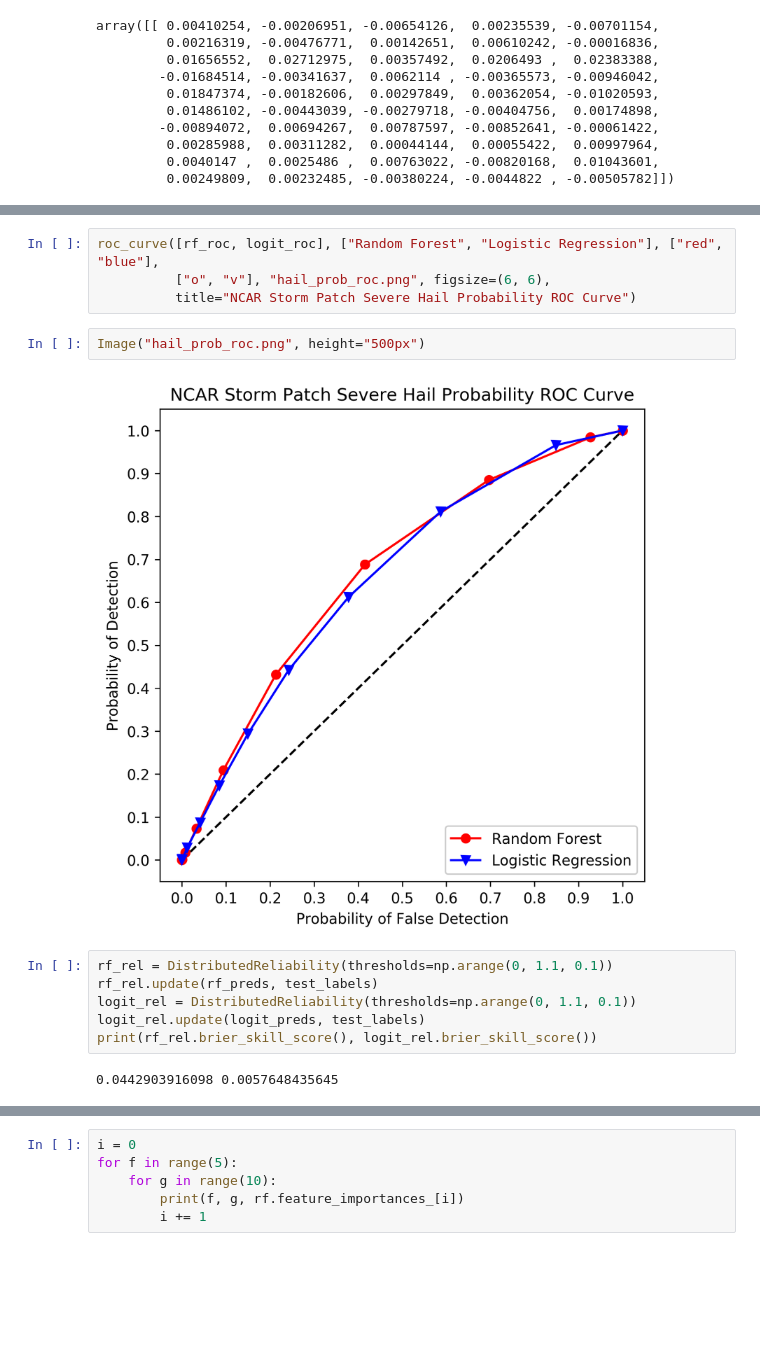
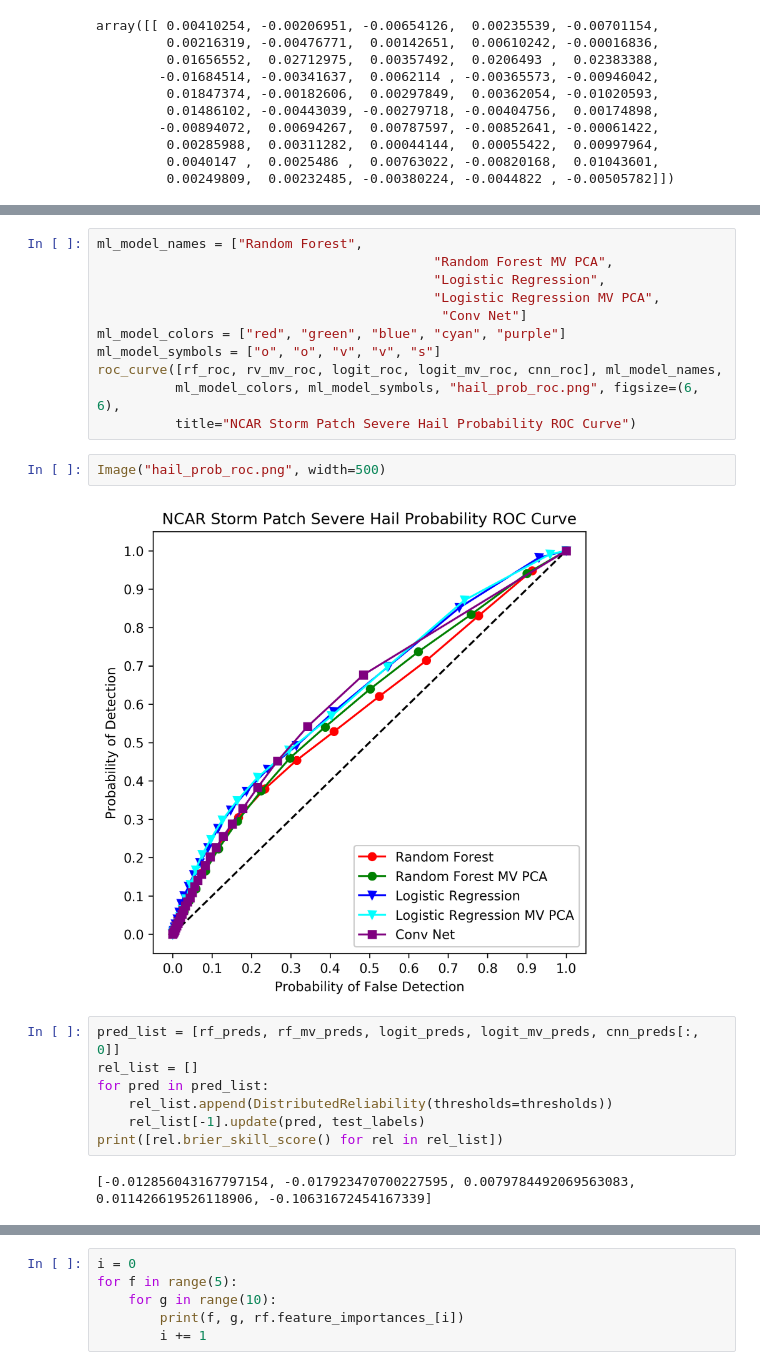
Before and after one commit to djgagne/deepsky, a Jupyter notebook: notebooks/StormPatchHail.ipynb, the cells around one changed output, grey strips where cells are left out. Cells and saved outputs as stored; diff of their text form; blank space fills up the shorter version.

```diff
--- a/notebooks/StormPatchHail.ipynb
+++ b/notebooks/StormPatchHail.ipynb
@@ -379,17 +447,25 @@ print(rf_roc.auc(), logit_roc.auc())
 # %%
-roc_curve([rf_roc, logit_roc], ["Random Forest", "Logistic Regression"], ["red", "blue"],
-          ["o", "v"], "hail_prob_roc.png", figsize=(6, 6),
+ml_model_names = ["Random Forest",
+                                           "Random Forest MV PCA",
+                                           "Logistic Regression",
+                                           "Logistic Regression MV PCA",
+                                            "Conv Net"]
+ml_model_colors = ["red", "green", "blue", "cyan", "purple"]
+ml_model_symbols = ["o", "o", "v", "v", "s"]
+roc_curve([rf_roc, rv_mv_roc, logit_roc, logit_mv_roc, cnn_roc], ml_model_names,
+          ml_model_colors, ml_model_symbols, "hail_prob_roc.png", figsize=(6, 6),
           title="NCAR Storm Patch Severe Hail Probability ROC Curve")
 # %%
-Image("hail_prob_roc.png", height="500px")
+Image("hail_prob_roc.png", width=500)
 # %% [output]
-[figure, old version]
+[figure, new version]
-# %%
-rf_rel = DistributedReliability(thresholds=np.arange(0, 1.1, 0.1))
-rf_rel.update(rf_preds, test_labels)
-logit_rel = DistributedReliability(thresholds=np.arange(0, 1.1, 0.1))
-logit_rel.update(logit_preds, test_labels)
-print(rf_rel.brier_skill_score(), logit_rel.brier_skill_score())
-# %% [output]
-0.0442903916098 0.0057648435645
+# %%
+pred_list = [rf_preds, rf_mv_preds, logit_preds, logit_mv_preds, cnn_preds[:, 0]]
+rel_list = []
+for pred in pred_list:
+    rel_list.append(DistributedReliability(thresholds=thresholds))
+    rel_list[-1].update(pred, test_labels)
+print([rel.brier_skill_score() for rel in rel_list])
+# %% [output]
+[-0.012856043167797154, -0.017923470700227595, 0.0079784492069563083, 0.011426619526118906, -0.10631672454167339]
 # %%
```
Also changed, not shown: parts of 45 cells of this notebook, 2 other files.
